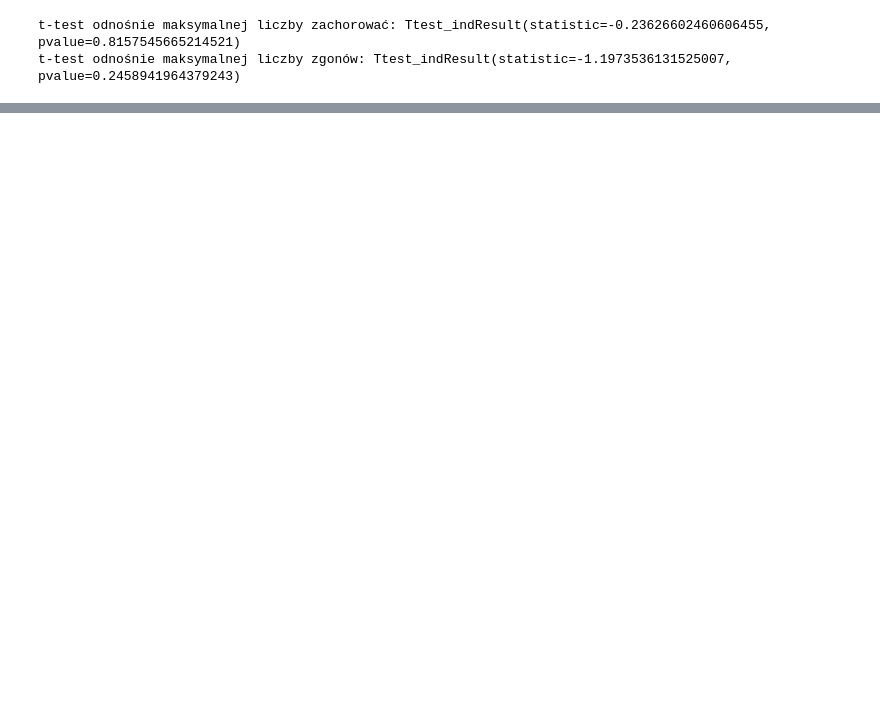
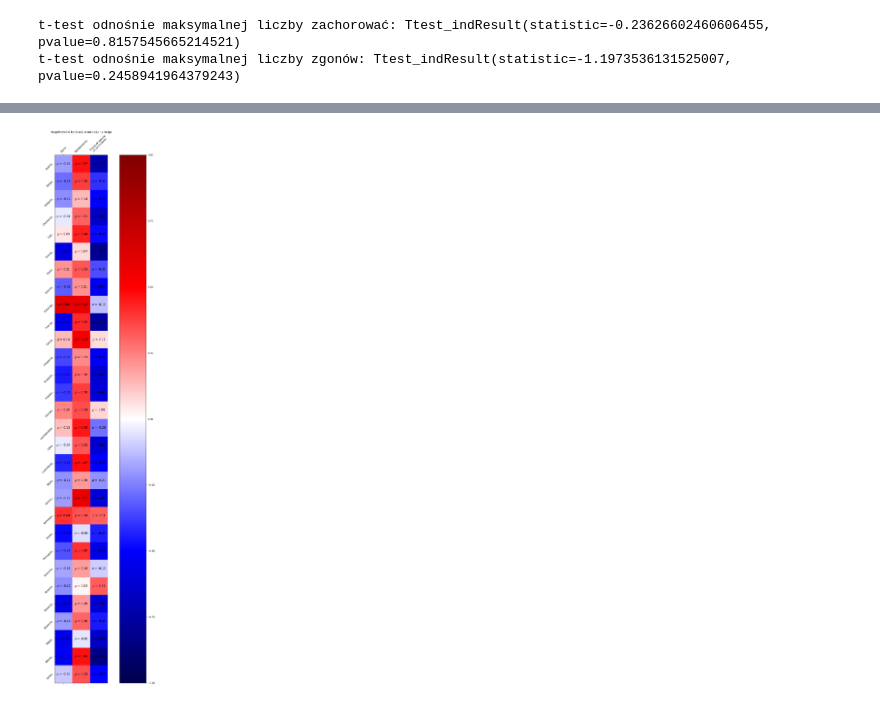
Before and after one commit to mjureczko/covid-statistics, a Jupyter notebook: covid_stats.ipynb, the cells around one changed output, grey strips where cells are left out. Drawn from its saved outputs; the diff is of its cells as text; code cells hidden in the pictures; blank space fills up the shorter version.

```diff
--- a/covid_stats.ipynb
+++ b/covid_stats.ipynb
@@ -521,0 +476,29 @@ memory usage: 39.6+ MB
+# %%
+df_v = load_weekly_vaccinations()
+df_c = load_weekly_cases()
+shifted = shift_each_country(df_c, -3)
+merged = shifted.merge(df_v, left_on=['country','year','week'], right_on=['country','year','week'])
+
+merged = merged.assign(
+    cases_to_deaths = merged.deaths_after / merged.cases_after
+)
+fig, ax = plt.subplots(figsize=(18, 40))
+deaths_corr = merged[['country','Second','deaths_after', 'cases_after', 'cases_to_deaths']].groupby('country').corr()
+deaths_corr = deaths_corr[['deaths_after', 'cases_after', 'cases_to_deaths']]
+deaths_corr = deaths_corr[deaths_corr.index.isin(['Second'], level=1)]
+deaths_corr.index = deaths_corr.index.droplevel(1)
+
+im = ax.matshow(deaths_corr, cmap='seismic')
+im.set_clim(-1, 1)
+fig.colorbar(im)
+
+ax.set_yticks([*range(0,30)])
+ax.set_yticklabels(deaths_corr.index.tolist(), rotation=45)
+ax.set_xticks([0,1,2])
+ax.set_xticklabels(['Zgony','Zachorowania','Stosunek zgonów\ndo zachorowań'], rotation=45)
+ax.set_title('Współcznniki korelacji w rozbiciu na kraje')
+
+for (i, j), coef in np.ndenumerate(deaths_corr):
+    ax.text(j, i, fr'$\rho$ = {coef:.2f}', ha='center', va='center', color='black', fontsize=12)
+# %% [output]
+[figure, added]
```
Also changed, not shown: parts of 25 cells of this notebook.
